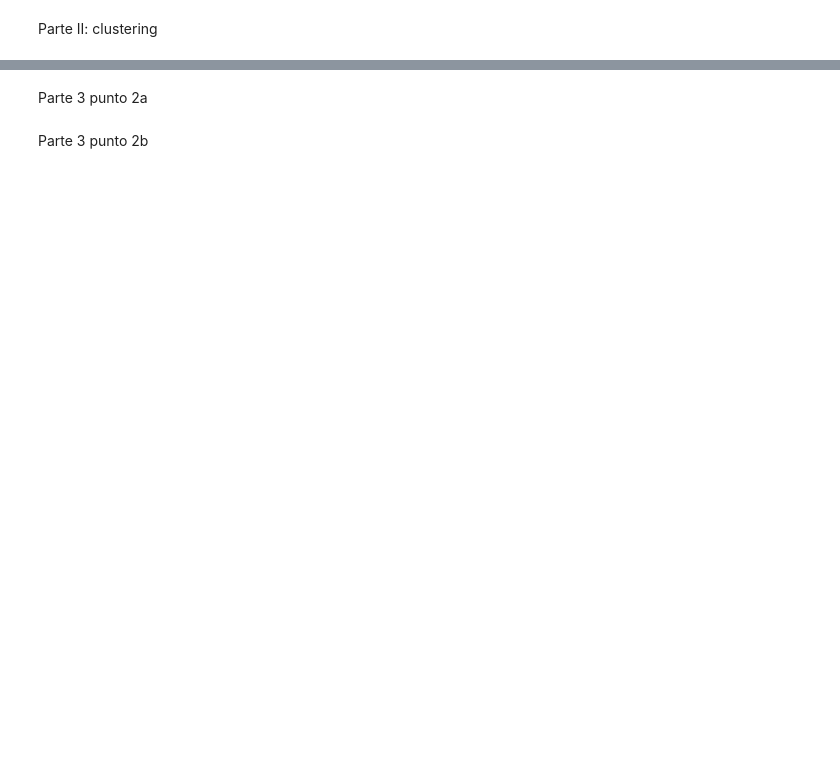
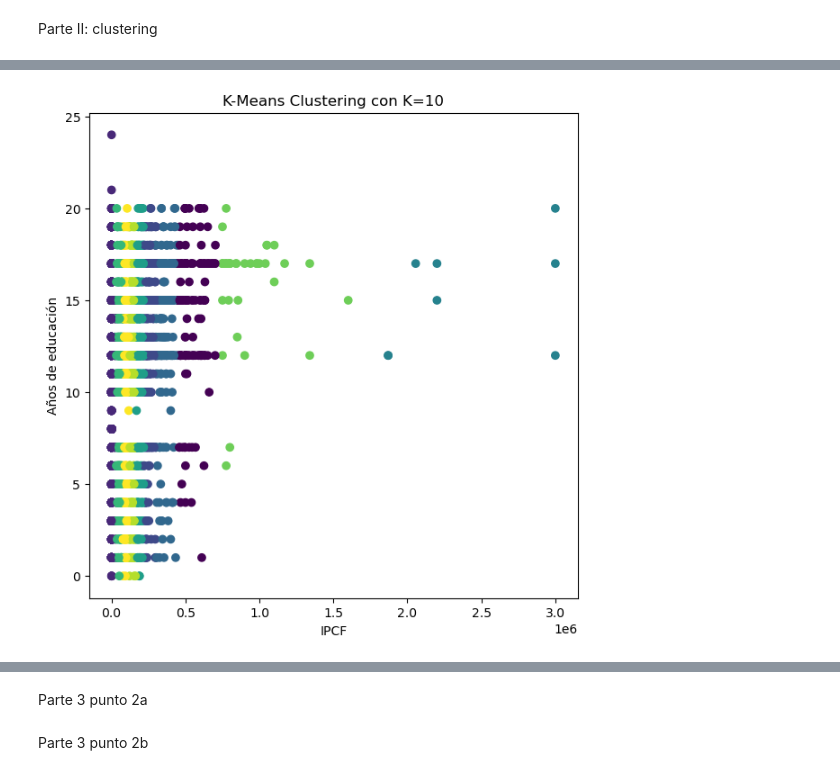
Before and after one commit to BianUdesa1205/E337-Grupo3, a Jupyter notebook: Big_Data_TP2_Grupo3.ipynb, the cells around one changed output, grey strips where cells are left out. Cells and saved outputs as stored; diff of their text form; code cells hidden in the pictures; blank space fills up the shorter version.

```diff
--- a/Big_Data_TP2_Grupo3.ipynb
+++ b/Big_Data_TP2_Grupo3.ipynb
@@ -1233,0 +1294,11 @@ plt.show()
+# %%
+kmeans10 = KMeans(n_clusters=10, random_state=10, init="random", n_init=20).fit(X)
+
+fig, ax = plt.subplots(1, 1, figsize=(7,7))
+ax.scatter(X["ipcf"], X["anos_educacion"], c=kmeans10.labels_, cmap="viridis")
+ax.set_xlabel("IPCF")
+ax.set_ylabel("Años de educación")
+ax.set_title("K-Means Clustering con K=10")
+plt.show()
+# %% [output]
+[figure, added]
```
Also changed, not shown: parts of 40 cells of this notebook, 2 other files.
